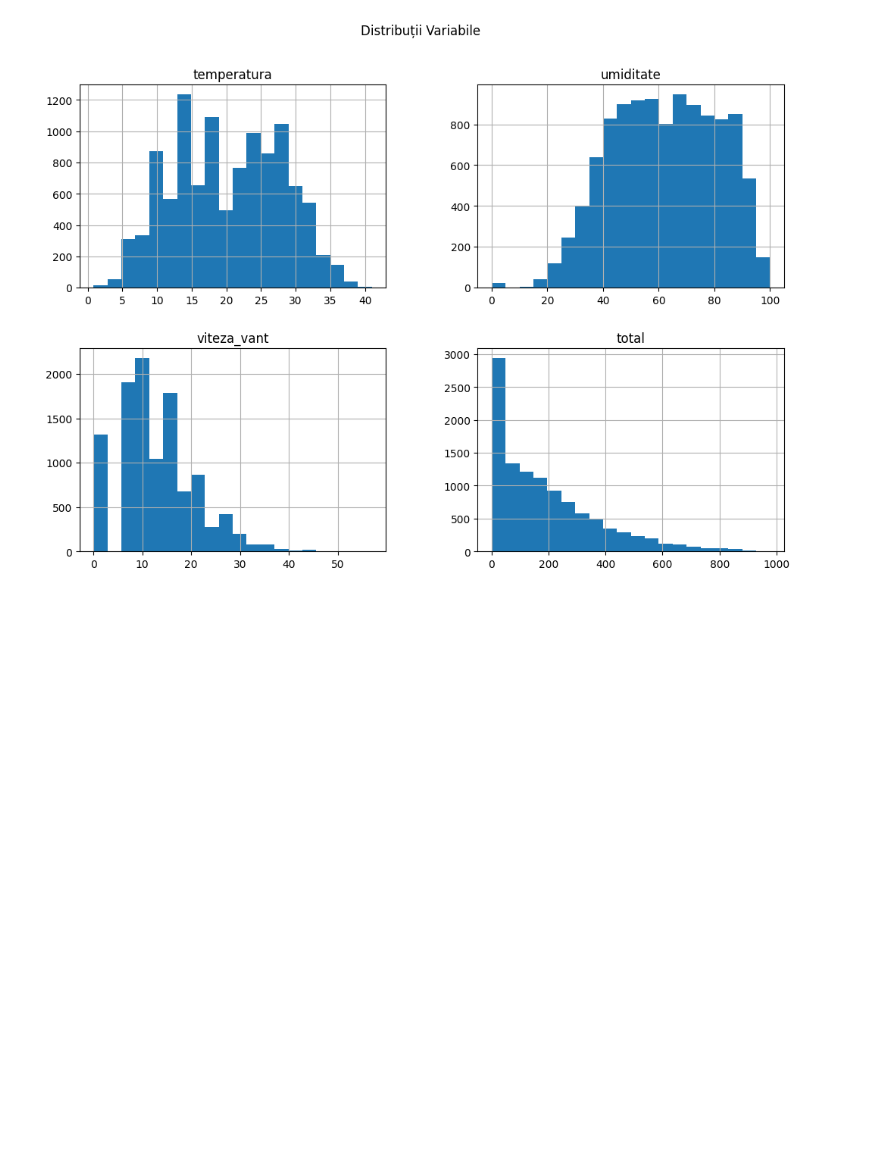
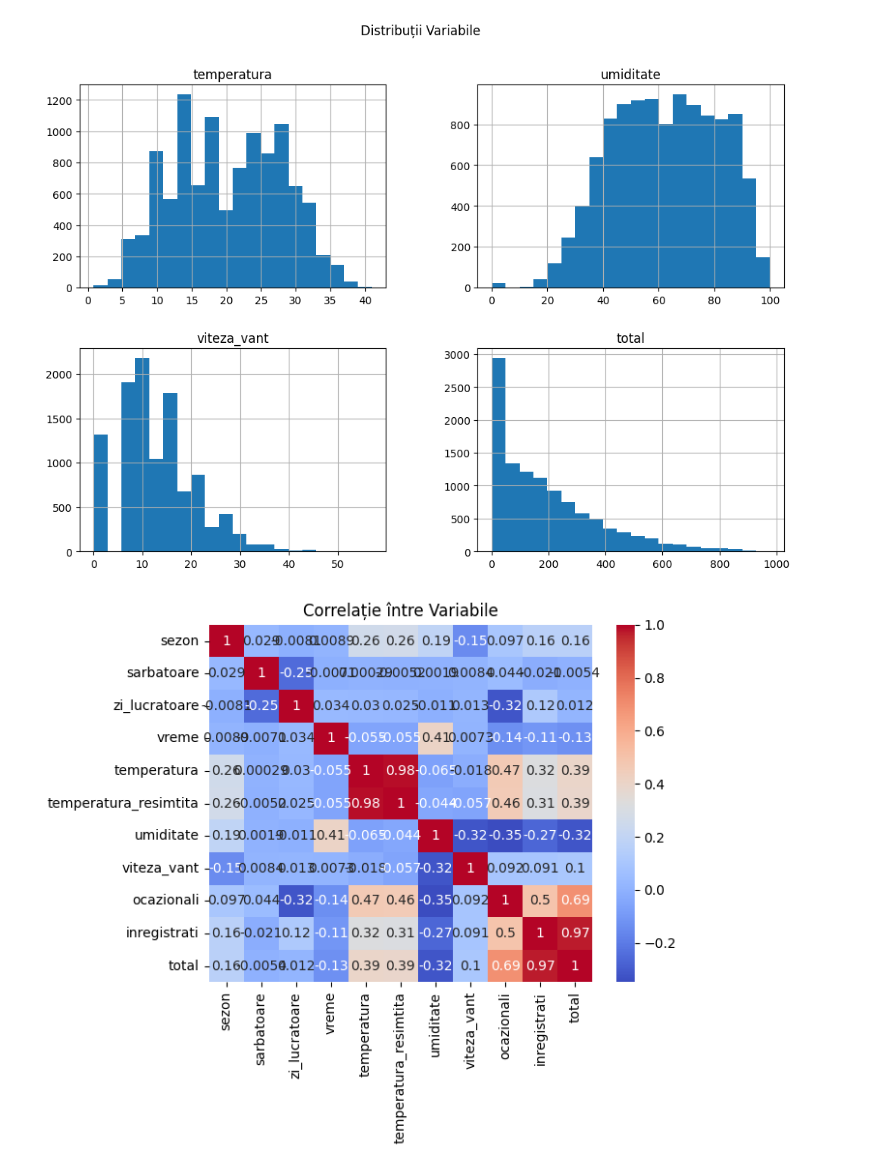
Before and after one commit to denboba/Machine-Learning, a Jupyter notebook: tema/tema1_abdulkadir gobena-denboba.ipynb, the cells around one changed output. Saved outputs shown, nothing was run; the diff lists cells and outputs as text; code cells hidden in the pictures; blank space fills up the shorter version.

```diff
--- a/tema/tema1_abdulkadir gobena-denboba.ipynb
+++ b/tema/tema1_abdulkadir gobena-denboba.ipynb
@@ -37,3 +39,12 @@ plt.suptitle('Distribuții Variabile')
 plt.show()
 # %% [output]
 [figure]
+# %%
+# correlatie
+corr_matrix = df_train.corr(numeric_only=True)
+
+sns.heatmap(corr_matrix, annot=True, cmap='coolwarm')
+plt.title('Correlație între Variabile')
+plt.show()
+# %% [output]
+[figure, added]
```
Also changed, not shown: parts of 8 cells of this notebook.
